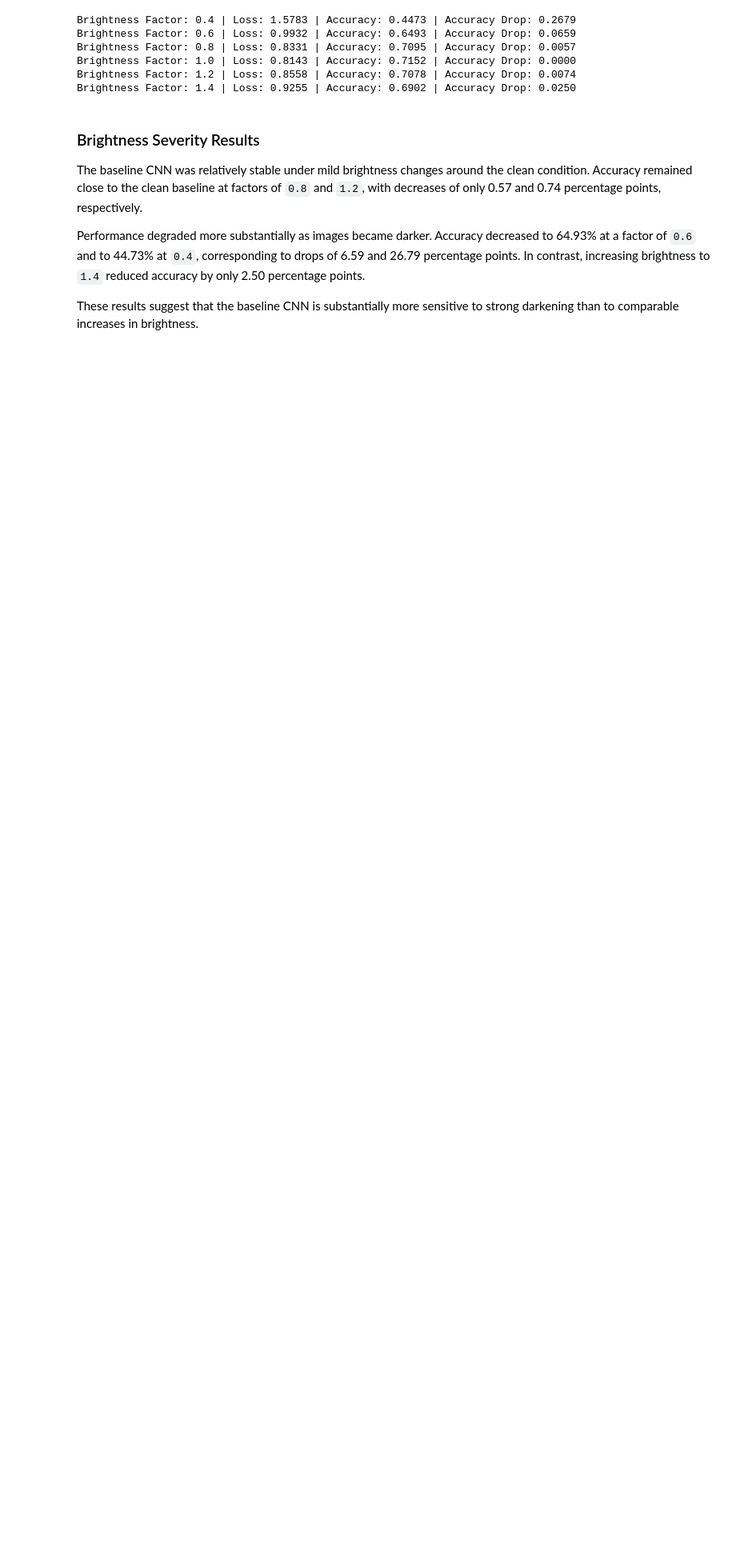
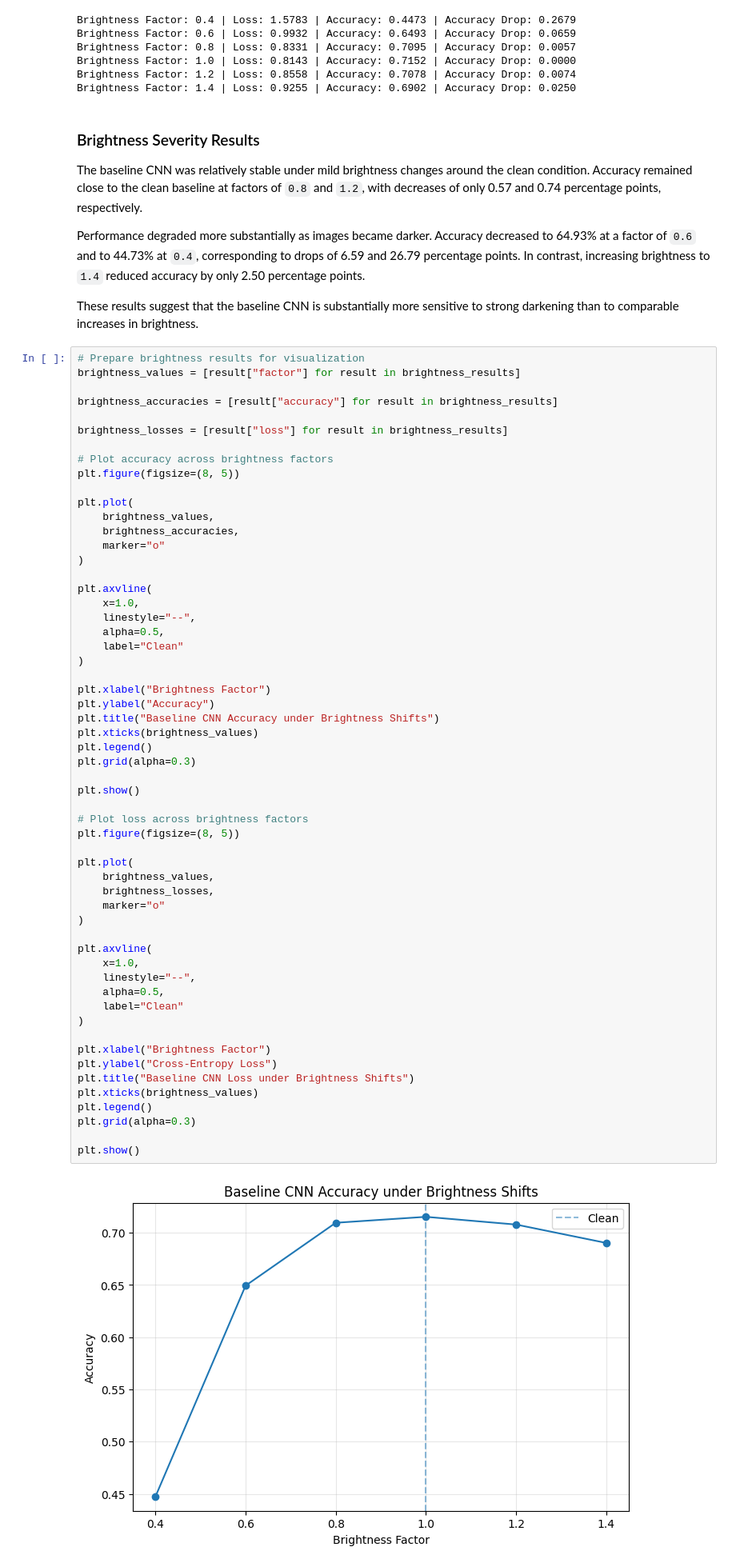
Before and after one commit to jayjay0317/cnn-robustness-generalization, a Jupyter notebook: notebooks/03_corruption_evaluation.ipynb, the cells around one changed output. Shown at 80% size. Saved outputs shown, nothing was run; the diff lists cells and outputs as text; blank space fills up the shorter version.

```diff
--- a/notebooks/03_corruption_evaluation.ipynb
+++ b/notebooks/03_corruption_evaluation.ipynb
@@ -752,3 +752,62 @@ The baseline CNN was relatively stable under mild brightness changes around the
 Performance degraded more substantially as images became darker. Accuracy decreased to 64.93% at a factor of `0.6` and to 44.73% at `0.4`, corresponding to drops of 6.59 and 26.79 percentage points. In contrast, increasing brightness to `1.4` reduced accuracy by only 2.50 percentage points.
 
 These results suggest that the baseline CNN is substantially more sensitive to strong darkening than to comparable increases in brightness.
+# %%
+# Prepare brightness results for visualization
+brightness_values = [result["factor"] for result in brightness_results]
+
+brightness_accuracies = [result["accuracy"] for result in brightness_results]
+
+brightness_losses = [result["loss"] for result in brightness_results]
+
+# Plot accuracy across brightness factors
+plt.figure(figsize=(8, 5))
+
+plt.plot(
+    brightness_values,
+    brightness_accuracies,
+    marker="o"
+)
+
+plt.axvline(
+    x=1.0,
+    linestyle="--",
+    alpha=0.5,
+    label="Clean"
+)
+
+plt.xlabel("Brightness Factor")
+plt.ylabel("Accuracy")
+plt.title("Baseline CNN Accuracy under Brightness Shifts")
+plt.xticks(brightness_values)
+plt.legend()
+plt.grid(alpha=0.3)
+
+plt.show()
+
+# Plot loss across brightness factors
+plt.figure(figsize=(8, 5))
+
+plt.plot(
+    brightness_values,
+    brightness_losses,
+    marker="o"
+)
+
+plt.axvline(
+    x=1.0,
+    linestyle="--",
+    alpha=0.5,
+    label="Clean"
+)
+
+plt.xlabel("Brightness Factor")
+plt.ylabel("Cross-Entropy Loss")
+plt.title("Baseline CNN Loss under Brightness Shifts")
+plt.xticks(brightness_values)
+plt.legend()
+plt.grid(alpha=0.3)
+
+plt.show()
+# %% [output]
+[figure, added]
```
Also changed, not shown: parts of 7 cells of this notebook.
